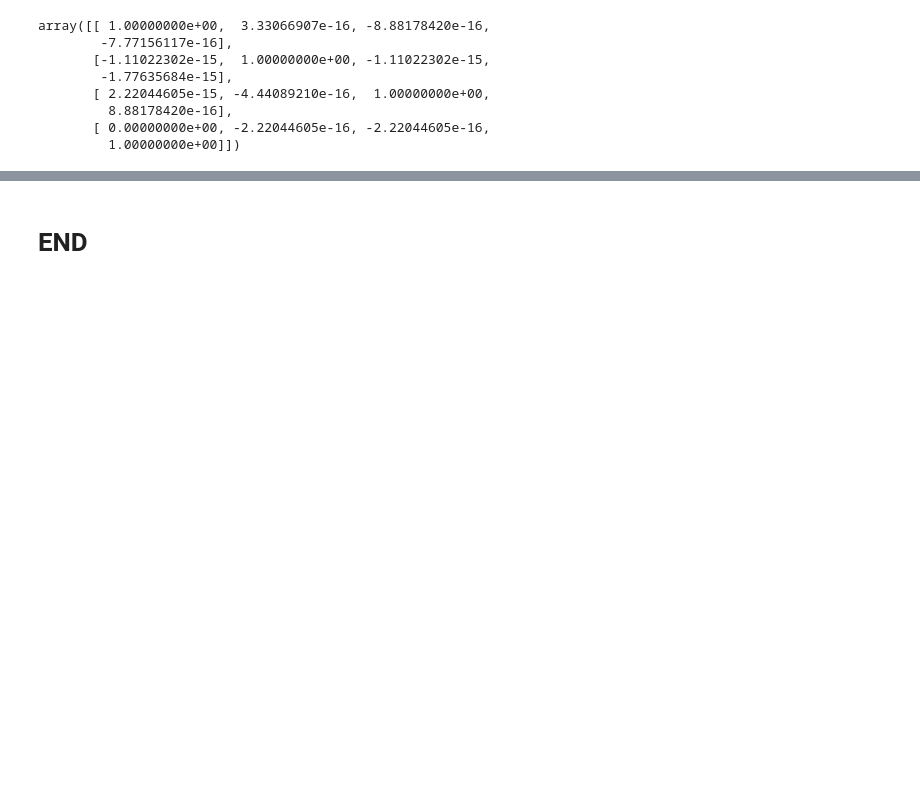
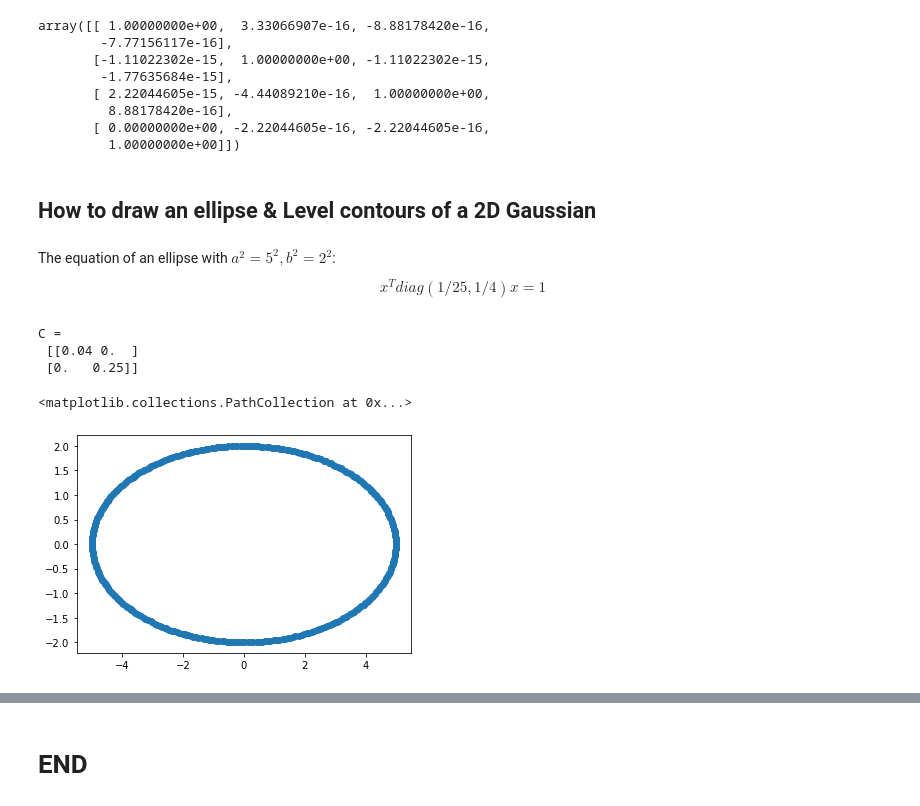
Before and after one commit to yongduek/ieml, a Jupyter notebook: notebooks/matrix-vector-ops-numpy.ipynb, the cells around one changed output, grey strips where cells are left out. Saved outputs shown, nothing was run; the diff lists cells and outputs as text; code cells hidden in the pictures; blank space fills up the shorter version.

Commit message:
eigen+ellipse

```diff
--- a/notebooks/matrix-vector-ops-numpy.ipynb
+++ b/notebooks/matrix-vector-ops-numpy.ipynb
@@ -366,3 +404,22 @@ array([[ 1.00000000e+00,  3.33066907e-16, -8.88178420e-16,
          8.88178420e-16],
        [ 0.00000000e+00, -2.22044605e-16, -2.22044605e-16,
          1.00000000e+00]])
+# %% [markdown]
+## How to draw an ellipse & Level contours of a 2D Gaussian
+# %% [markdown]
+The equation of an ellipse with $a^2=5^2, b^2 = 2^2$:
+$$ x^T diag(1/25, 1/4) x = 1$$
+# %%
+a, b = 5, 2
+C = np.diag([1/a**2, 1/b**2])
+print ('C =\n', C)
+xcoord = np.array([ a*np.cos(np.rad2deg(r)) for r in range(360)])
+ycoord = np.array([ b*np.sin(np.rad2deg(r)) for r in range(360)])
+X = np.vstack((xcoord, ycoord))
+plt.scatter(X[0], X[1])
+# %% [output]
+C =
+ [[0.04 0.  ]
+ [0.   0.25]]
+<matplotlib.collections.PathCollection at 0x...>
+[figure, added]
```
Also changed, not shown: parts of 48 cells of this notebook, 1 other file.
